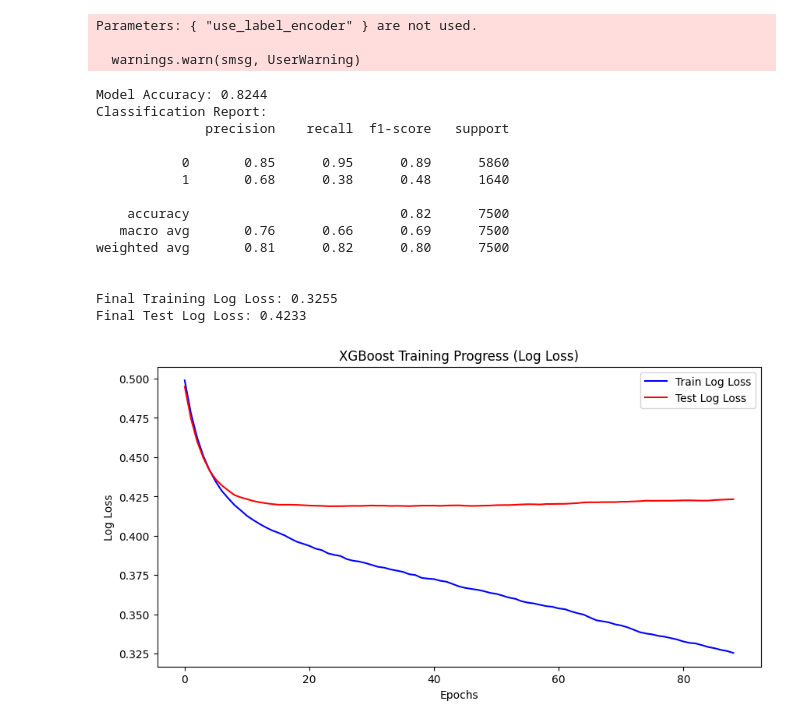
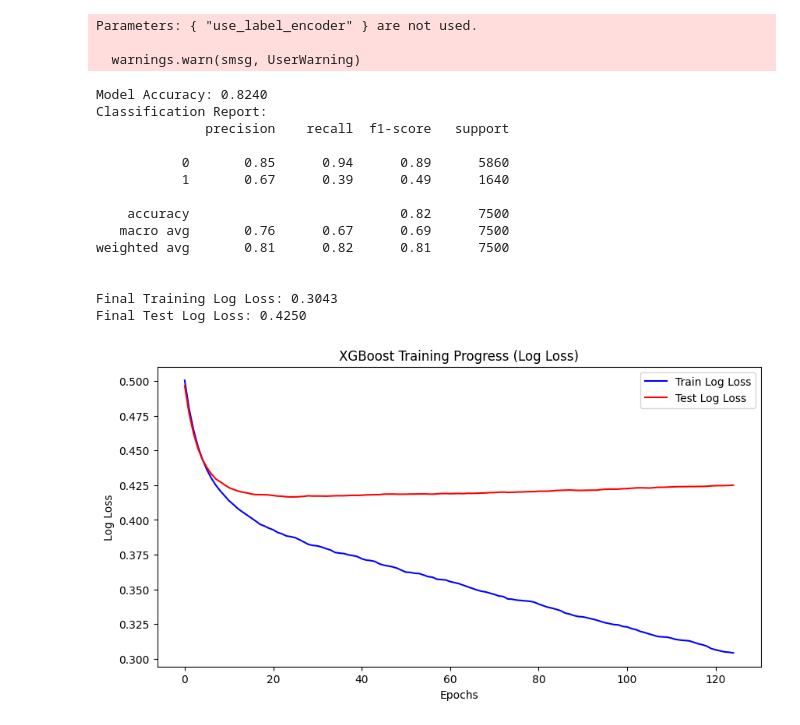
Before and after one commit to Jui1337/responsible-ai-security, a Jupyter notebook: rai-img-merged/baseline-model-attack.ipynb, the cells around one changed output. Cells and saved outputs as stored; diff of their text form; code cells hidden in the pictures.

```diff
--- a/rai-img-merged/baseline-model-attack.ipynb
+++ b/rai-img-merged/baseline-model-attack.ipynb
@@ -1,25 +22,4 @@
 # %%
-import pandas as pd
-import matplotlib.pyplot as plt
-import numpy as np
-import pandas as pd
-from sklearn.pipeline import Pipeline
-from sklearn.impute import SimpleImputer
-from sklearn.model_selection import train_test_split
-from sklearn.preprocessing import StandardScaler, OneHotEncoder
-from sklearn.compose import ColumnTransformer
-import xgboost as xgb
-from packaging import version
-import sklearn
-from sklearn.metrics import accuracy_score, classification_report
-
-df = pd.read_excel("/home/jui/thesis-code/data/credit_card_clients.xls")
-
-def split_label(dataset, target_feature):
-    X = dataset.drop([target_feature], axis=1)
-    y = dataset[[target_feature]]
-    return X, y
-
 # Handle different scikit-learn versions for OneHotEncoder parameters
 if version.parse(sklearn.__version__) < version.parse('1.2'):
     ohe_params = {"sparse": False}
@@ -48,13 +48,12 @@ def create_classification_pipeline(X):
         tree_method='hist',  # Fast histogram-based training
         random_state=10,
         n_jobs=-1,  # Use all CPU cores
-        learning_rate=0.17,  # Controls step size
-        reg_alpha=0.65,  # L1 regularization (sparsity)
-        reg_lambda=1.0,  # L2 regularization (weight decay)
-        eval_metric='logloss',  # Logarithmic loss for classification
+        learning_rate=0.16,  # Controls step size
+        reg_lambda=1.1,  # L2 regularization (weight decay)
+        eval_metric='logloss',
+        objective='binary:logistic',  # Logarithmic loss for classification
         use_label_encoder=False,  # Avoids unnecessary warnings
-        n_estimators=700,
-        early_stopping_rounds=65
+        n_estimators=125
     )
 
     pipeline = Pipeline(steps=[('preprocessor', feat_pipe),
@@ -71,8 +70,8 @@ X, y = split_label(df, target_feature)
 # Split data into train and test sets (80% training, 20% testing)
 X_train_og, X_test_og, y_train, y_test = train_test_split(X, y, test_size=0.25, random_state=40)
 
-features = X_train_og.columns.tolist()  # Extract feature names
-classes = np.unique(y_train).tolist()  # Extract class labels
+features = X_train_og.columns.tolist()
+classes = np.unique(y_train).tolist()
 
 # Create the classification pipeline
 pipeline = create_classification_pipeline(X_train_og)
@@ -113,41 +112,41 @@ print(f"Classification Report:\n{class_report}\n")
 evals_result = xgb_model.evals_result()
 
 # Get the final log loss for training and testing
 train_log_loss = evals_result['validation_0']['logloss'][-1]
 test_log_loss = evals_result['validation_1']['logloss'][-1]
 
 # Print the final log loss values for both training and validation
 print(f"Final Training Log Loss: {train_log_loss:.4f}")
 print(f"Final Test Log Loss: {test_log_loss:.4f}")
 
 # Plot training and validation log loss
 plt.figure(figsize=(10, 5))
 plt.plot(evals_result['validation_0']['logloss'], label='Train Log Loss', color='blue')
 plt.plot(evals_result['validation_1']['logloss'], label='Test Log Loss', color='red')
 plt.xlabel("Epochs")
 plt.ylabel("Log Loss")
 plt.title("XGBoost Training Progress (Log Loss)")
 plt.legend()
 plt.show()
 # %% [output]
 Parameters: { "use_label_encoder" } are not used.
 
   warnings.warn(smsg, UserWarning)
-Model Accuracy: 0.8244
+Model Accuracy: 0.8240
 Classification Report:
               precision    recall  f1-score   support
 
-           0       0.85      0.95      0.89      5860
-           1       0.68      0.38      0.48      1640
+           0       0.85      0.94      0.89      5860
+           1       0.67      0.39      0.49      1640
 
     accuracy                           0.82      7500
-   macro avg       0.76      0.66      0.69      7500
-weighted avg       0.81      0.82      0.80      7500
+   macro avg       0.76      0.67      0.69      7500
+weighted avg       0.81      0.82      0.81      7500
 
 
-Final Training Log Loss: 0.3255
-Final Test Log Loss: 0.4233
+Final Training Log Loss: 0.3043
+Final Test Log Loss: 0.4250
-[figure, old version]
+[figure, new version]
 # %%
 from art.estimators.classification import XGBoostClassifier
 from art.attacks.evasion import ZooAttack
```
Also changed, not shown: parts of 8 cells of this notebook.
